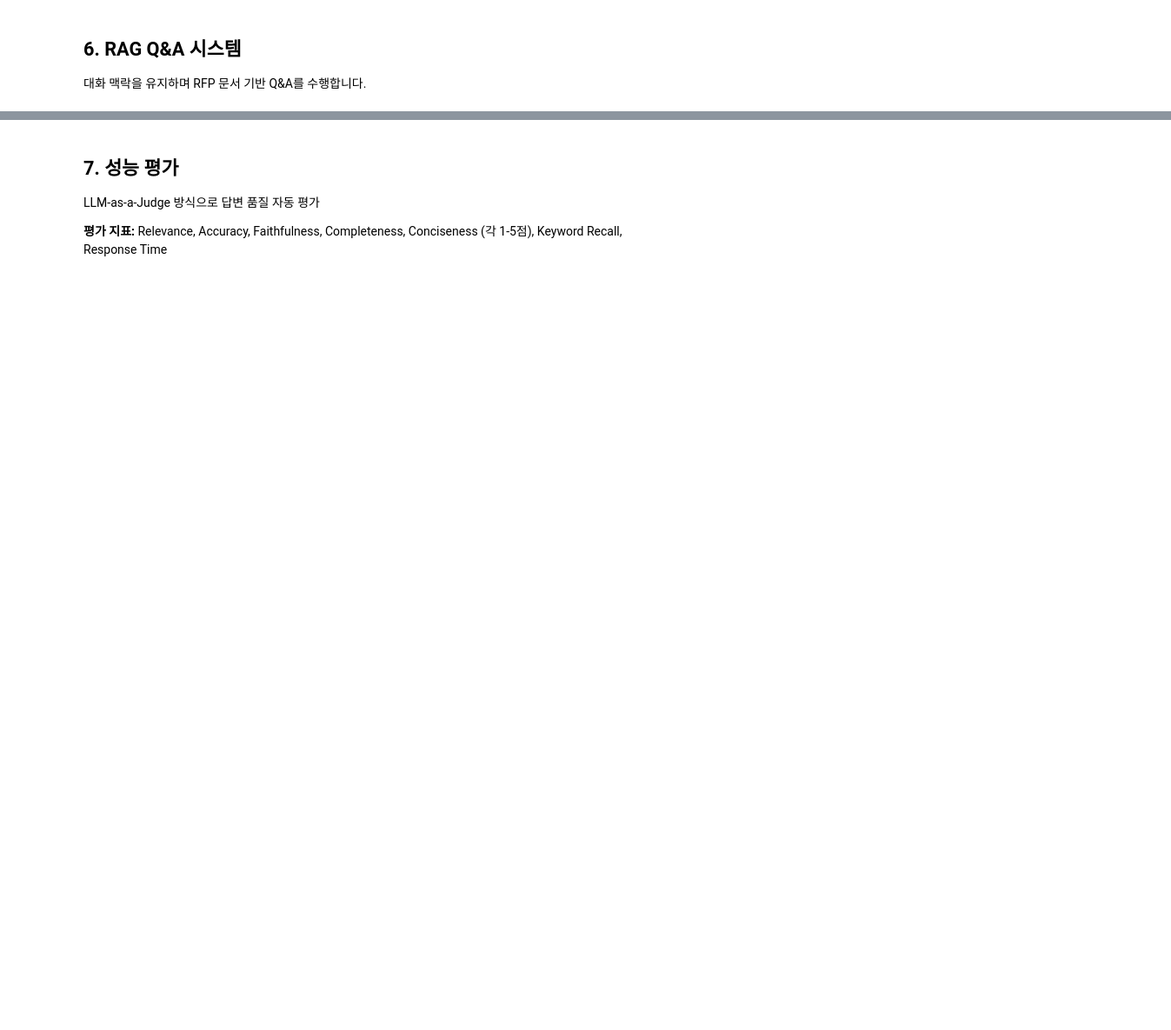
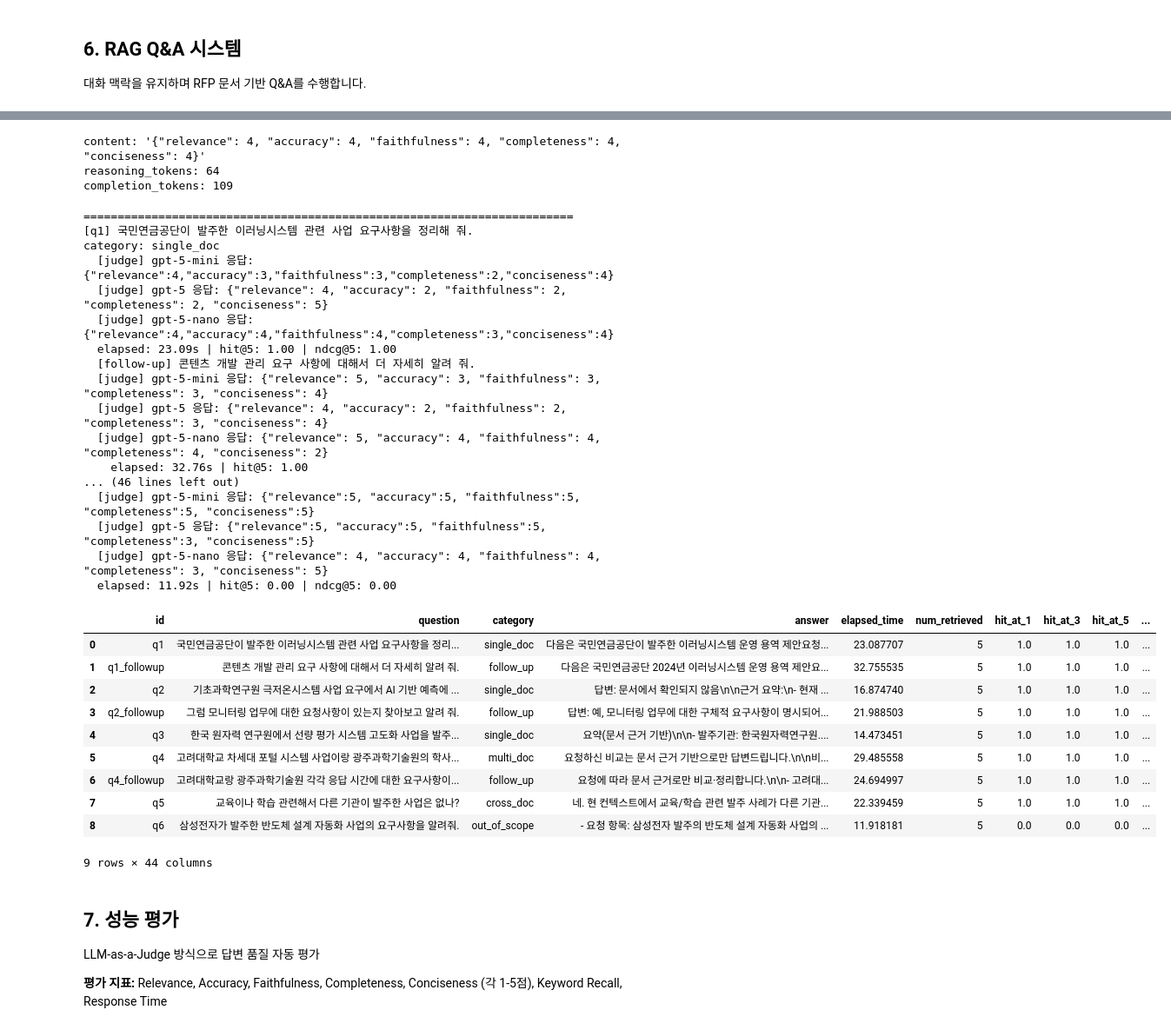
Before and after one commit to ikstre/sprint_ai_07_middle, a Jupyter notebook: test.ipynb, the cells around one changed output, grey strips where cells are left out. Shown at 87% size. Cells and saved outputs as stored; diff of their text form; code cells hidden in the pictures; blank space fills up the shorter version.

Commit message:
feat: LLM evaluator 멀티 모델 평가 로직 적용

```diff
--- a/test.ipynb
+++ b/test.ipynb
@@ -267,3 +454,65 @@ print(f"\n응답시간: {result5['elapsed_time']:.2f}s")
+# %%
+from openai import OpenAI
+
+client = OpenAI(api_key=config.openai_api_key)
+
+response = client.chat.completions.create(
+    model="gpt-5-mini",
+    messages=[{"role": "user", "content": '다음 JSON만 반환: {"relevance": 4, "accuracy": 4, "faithfulness": 4, "completeness": 4, "conciseness": 4}'}],
+    max_completion_tokens=2000,
+    reasoning_effort="low",  # ← 추론 토큰 최소화
+)
+
+message = response.choices[0].message
+print("content:", repr(message.content))
+print("reasoning_tokens:", response.usage.completion_tokens_details.reasoning_tokens)
+print("completion_tokens:", response.usage.completion_tokens)
+# %% [output]
+content: '{"relevance": 4, "accuracy": 4, "faithfulness": 4, "completeness": 4, "conciseness": 4}'
+reasoning_tokens: 64
+completion_tokens: 109
+# %%
+# 1. 리로드
+import importlib
+import src.evaluation.evaluator as ev_module
+importlib.reload(ev_module)
+from src.evaluation.evaluator import RAGEvaluator
+
+# 2. evaluator 재생성
+evaluator = RAGEvaluator(config, generator=rag)
+
+# 3. 평가 실행
+eval_df = evaluator.run_evaluation_suite(use_llm_judge=True)
+display(eval_df)
+# %% [output]
+========================================================================
+[q1] 국민연금공단이 발주한 이러닝시스템 관련 사업 요구사항을 정리해 줘.
+category: single_doc
+  [judge] gpt-5-mini 응답: {"relevance":4,"accuracy":3,"faithfulness":3,"completeness":2,"conciseness":4}
+  [judge] gpt-5 응답: {"relevance": 4, "accuracy": 2, "faithfulness": 2, "completeness": 2, "conciseness": 5}
+  [judge] gpt-5-nano 응답: {"relevance":4,"accuracy":4,"faithfulness":4,"completeness":3,"conciseness":4}
+  elapsed: 23.09s | hit@5: 1.00 | ndcg@5: 1.00
+  [follow-up] 콘텐츠 개발 관리 요구 사항에 대해서 더 자세히 알려 줘.
+  [judge] gpt-5-mini 응답: {"relevance": 5, "accuracy": 3, "faithfulness": 3, "completeness": 3, "conciseness": 4}
+  [judge] gpt-5 응답: {"relevance": 4, "accuracy": 2, "faithfulness": 2, "completeness": 3, "conciseness": 4}
+  [judge] gpt-5-nano 응답: {"relevance": 5, "accuracy": 4, "faithfulness": 4, "completeness": 4, "conciseness": 2}
+    elapsed: 32.76s | hit@5: 1.00
+... (46 lines left out)
+  [judge] gpt-5-mini 응답: {"relevance":5, "accuracy":5, "faithfulness":5, "completeness":5, "conciseness":5}
+  [judge] gpt-5 응답: {"relevance":5, "accuracy":5, "faithfulness":5, "completeness":3, "conciseness":5}
+  [judge] gpt-5-nano 응답: {"relevance": 4, "accuracy": 4, "faithfulness": 4, "completeness": 3, "conciseness": 5}
+  elapsed: 11.92s | hit@5: 0.00 | ndcg@5: 0.00
+|  | id | question | category | answer | elapsed_time | num_retrieved | hit_at_1 | hit_at_3 | hit_at_5 | ... |
+| 0 | q1 | 국민연금공단이 발주한 이러닝시스템 관련 사업 요구사항을 정리... | single_doc | 다음은 국민연금공단이 발주한 이러닝시스템 운영 용역 제안요청... | 23.087707 | 5 | 1.0 | 1.0 | 1.0 | ... |
+| 1 | q1_followup | 콘텐츠 개발 관리 요구 사항에 대해서 더 자세히 알려 줘. | follow_up | 다음은 국민연금공단 2024년 이러닝시스템 운영 용역 제안요... | 32.755535 | 5 | 1.0 | 1.0 | 1.0 | ... |
+| 2 | q2 | 기초과학연구원 극저온시스템 사업 요구에서 AI 기반 예측에 ... | single_doc | 답변: 문서에서 확인되지 않음\n\n근거 요약:\n- 현재 ... | 16.874740 | 5 | 1.0 | 1.0 | 1.0 | ... |
+| 3 | q2_followup | 그럼 모니터링 업무에 대한 요청사항이 있는지 찾아보고 알려 줘. | follow_up | 답변: 예, 모니터링 업무에 대한 구체적 요구사항이 명시되어... | 21.988503 | 5 | 1.0 | 1.0 | 1.0 | ... |
+| 4 | q3 | 한국 원자력 연구원에서 선량 평가 시스템 고도화 사업을 발주... | single_doc | 요약(문서 근거 기반)\n\n- 발주기관: 한국원자력연구원.... | 14.473451 | 5 | 1.0 | 1.0 | 1.0 | ... |
+| 5 | q4 | 고려대학교 차세대 포털 시스템 사업이랑 광주과학기술원의 학사... | multi_doc | 요청하신 비교는 문서 근거 기반으로만 답변드립니다.\n\n비... | 29.485558 | 5 | 1.0 | 1.0 | 1.0 | ... |
+| 6 | q4_followup | 고려대학교랑 광주과학기술원 각각 응답 시간에 대한 요구사항이... | follow_up | 요청에 따라 문서 근거로만 비교·정리합니다.\n\n- 고려대... | 24.694997 | 5 | 1.0 | 1.0 | 1.0 | ... |
+| 7 | q5 | 교육이나 학습 관련해서 다른 기관이 발주한 사업은 없나? | cross_doc | 네. 현 컨텍스트에서 교육/학습 관련 발주 사례가 다른 기관... | 22.339459 | 5 | 1.0 | 1.0 | 1.0 | ... |
+| 8 | q6 | 삼성전자가 발주한 반도체 설계 자동화 사업의 요구사항을 알려줘. | out_of_scope | - 요청 항목: 삼성전자 발주의 반도체 설계 자동화 사업의 ... | 11.918181 | 5 | 0.0 | 0.0 | 0.0 | ... |
+9 rows × 44 columns
 # %% [markdown]
 ## 7. 성능 평가
 
```
Also changed, not shown: parts of 18 cells of this notebook, 2 other files.
